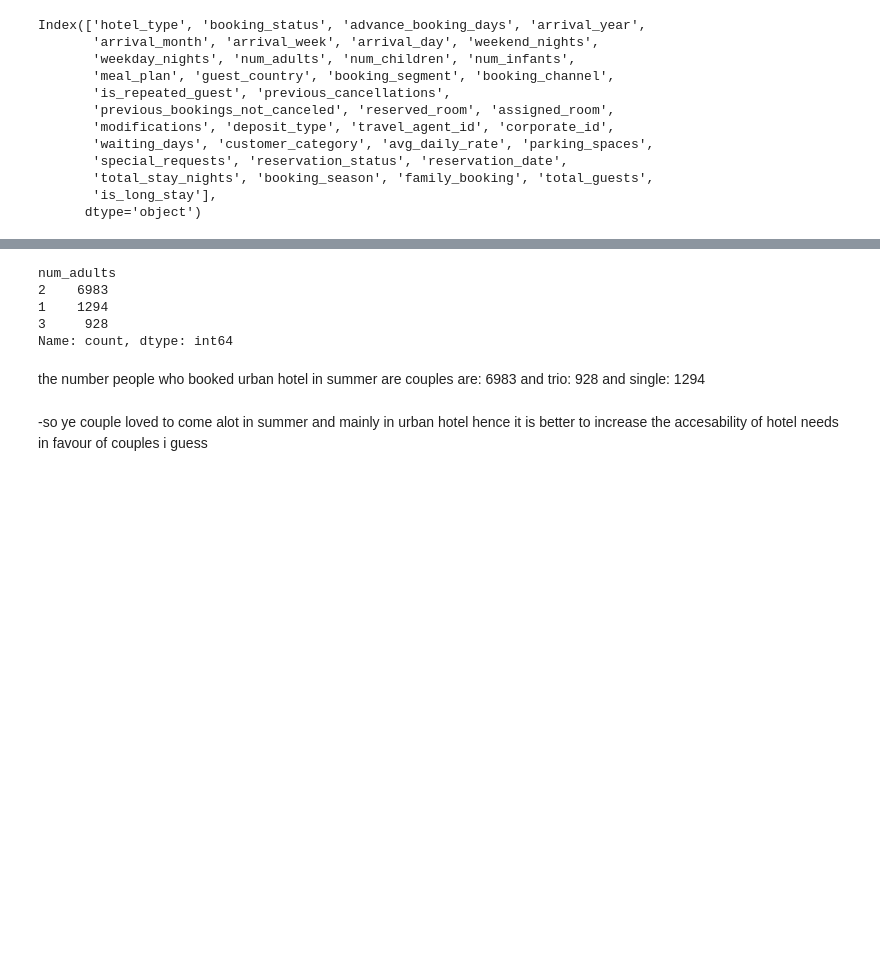
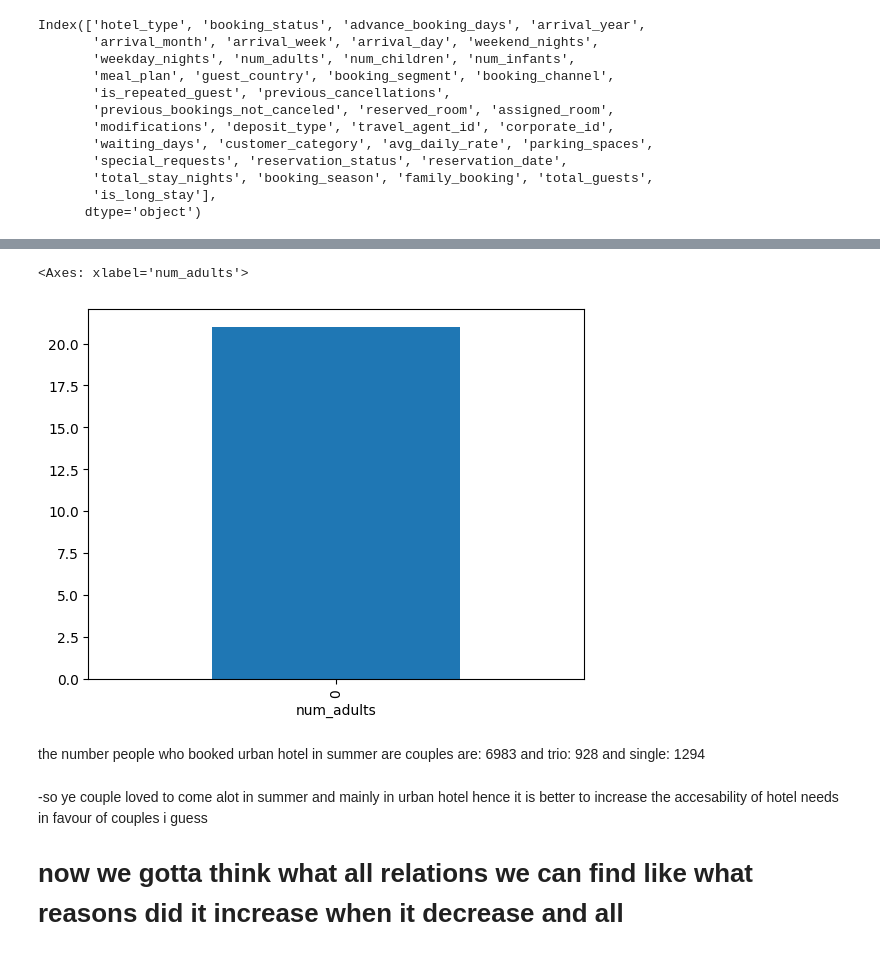
Before and after one commit to mokshithr530/bigdatacheck, a Jupyter notebook: dataset/machintest.ipynb, the cells around one changed output, grey strips where cells are left out. Saved outputs shown, nothing was run; the diff lists cells and outputs as text; code cells hidden in the pictures; blank space fills up the shorter version.

Commit message:
found a crazy relation issue bro a ghost booked the hotel

```diff
--- a/dataset/machintest.ipynb
+++ b/dataset/machintest.ipynb
@@ -607,13 +590,12 @@ Luxury Resort    15447
 Name: count, dtype: int64
 # %%
-dfcl.loc[(dfcl["hotel_type"]=="Urban Hotel")&(dfcl["booking_season"]=="Summer"),"num_adults"].value_counts()
+summercheck = dfcl.loc[(dfcl["hotel_type"]=="Urban Hotel")&(dfcl["booking_season"]=="Summer"),"num_adults"].value_counts()
+summercheck.plot(kind="bar")
 # %% [output]
-num_adults
-2    6983
-1    1294
-3     928
-Name: count, dtype: int64
+<Axes: xlabel='num_adults'>
+[figure, added]
 # %% [markdown]
 the number people who booked urban hotel in summer are couples are: 6983 and trio: 928 and single: 1294
 # %% [markdown]
 -so ye couple loved to come alot in summer and mainly in urban hotel hence it is better to increase the  accesability of hotel needs in favour of couples i guess
+# now we gotta think what all relations we can find like what reasons did it increase when it decrease and all
```
Also changed, not shown: parts of 20 cells of this notebook.
